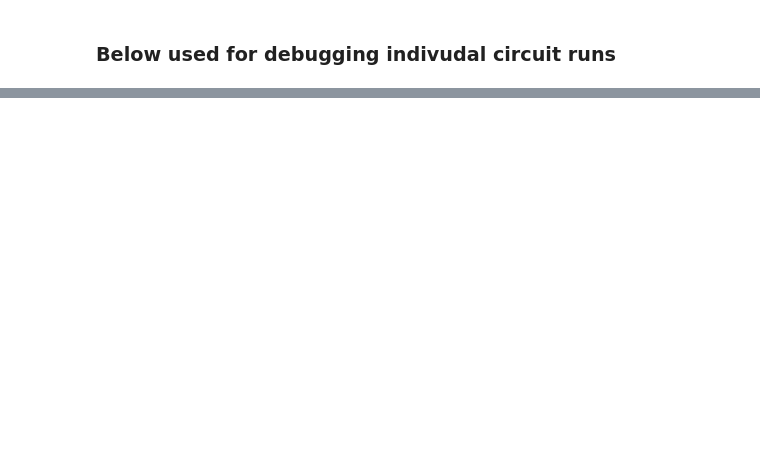
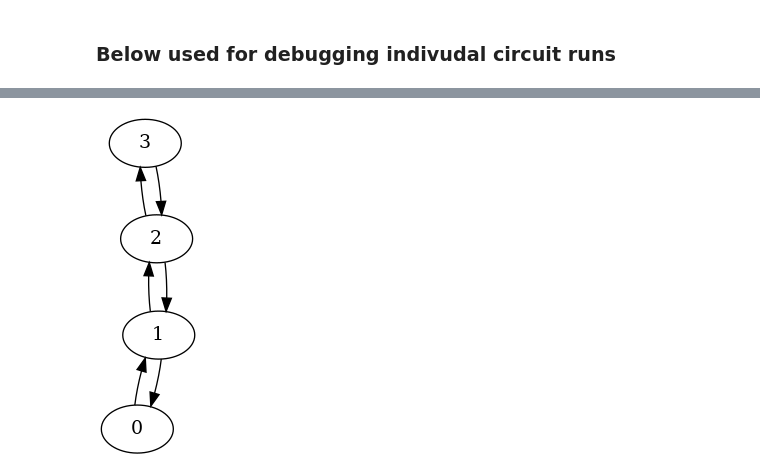
Before and after one commit to Pitt-JonesLab/mirror-gates, a Jupyter notebook: src/notebooks/bench.ipynb, the cells around one changed output, grey strips where cells are left out. Cells and saved outputs as stored; diff of their text form; code cells hidden in the pictures; blank space fills up the shorter version.

```diff
--- a/src/notebooks/bench.ipynb
+++ b/src/notebooks/bench.ipynb
@@ -118,9 +120,12 @@ benchmark.plot()
 # %%
-# from qiskit.providers.fake_provider import FakeQuitoV2
-# from qiskit.transpiler.coupling import CouplingMap
-# coupling_map = FakeQuitoV2().target.build_coupling_map()
-# coupling_map = CouplingMap.from_line(4)
-# coupling_map.draw()
+from qiskit.providers.fake_provider import FakeQuitoV2
+from qiskit.transpiler.coupling import CouplingMap
+
+coupling_map = FakeQuitoV2().target.build_coupling_map()
+coupling_map = CouplingMap.from_line(4)
+coupling_map.draw()
+# %% [output]
+[figure, added]
 # %%
 # from qiskit.circuit.library import QFT
 
```
Also changed, not shown: parts of 5 cells of this notebook, 2 other files.
